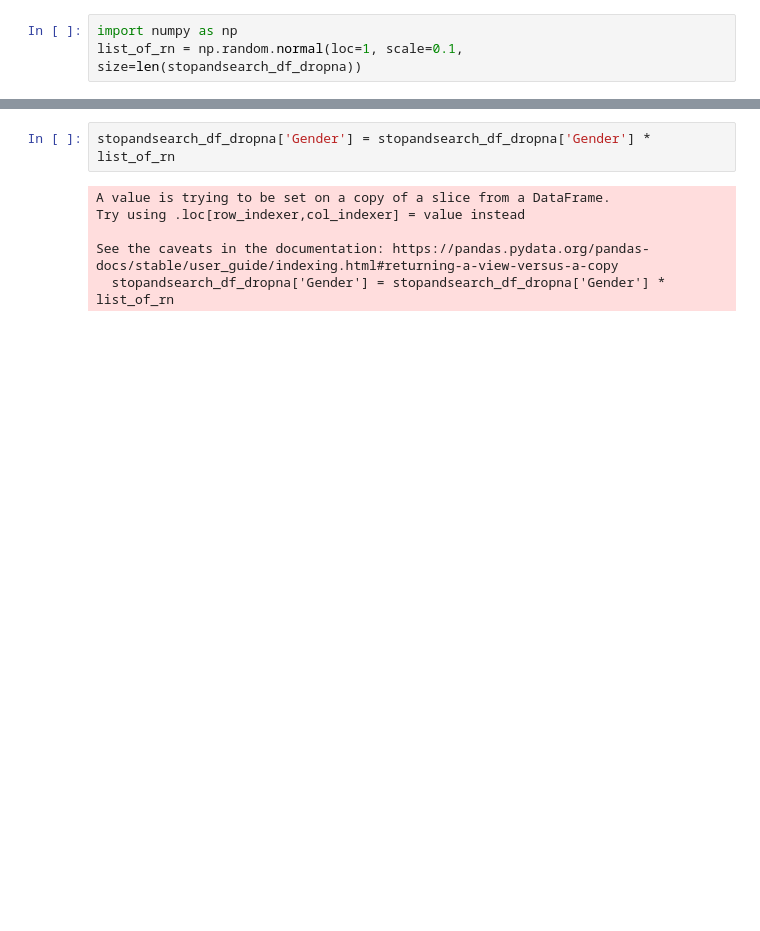
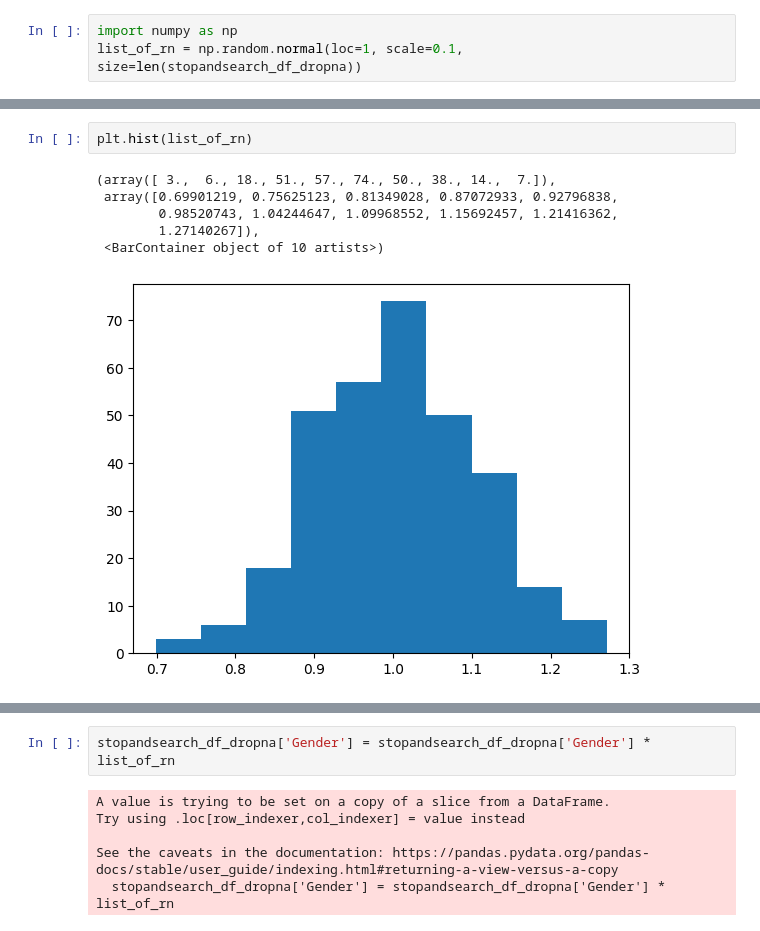
Before and after one commit to Moogrob127/dataviz2025, a Jupyter notebook: Visualize_Data_Distribution.ipynb, the cells around one changed output, grey strips where cells are left out. Saved outputs shown, nothing was run; the diff lists cells and outputs as text; blank space fills up the shorter version.

```diff
--- a/Visualize_Data_Distribution.ipynb
+++ b/Visualize_Data_Distribution.ipynb
@@ -99,0 +102,9 @@ plt.hist(list_of_rn)
+# %%
+plt.hist(list_of_rn)
+# %% [output]
+(array([ 3.,  6., 18., 51., 57., 74., 50., 38., 14.,  7.]),
+ array([0.69901219, 0.75625123, 0.81349028, 0.87072933, 0.92796838,
+        0.98520743, 1.04244647, 1.09968552, 1.15692457, 1.21416362,
+        1.27140267]),
+ <BarContainer object of 10 artists>)
+[figure, added]
```
Also changed, not shown: parts of 44 cells of this notebook.
